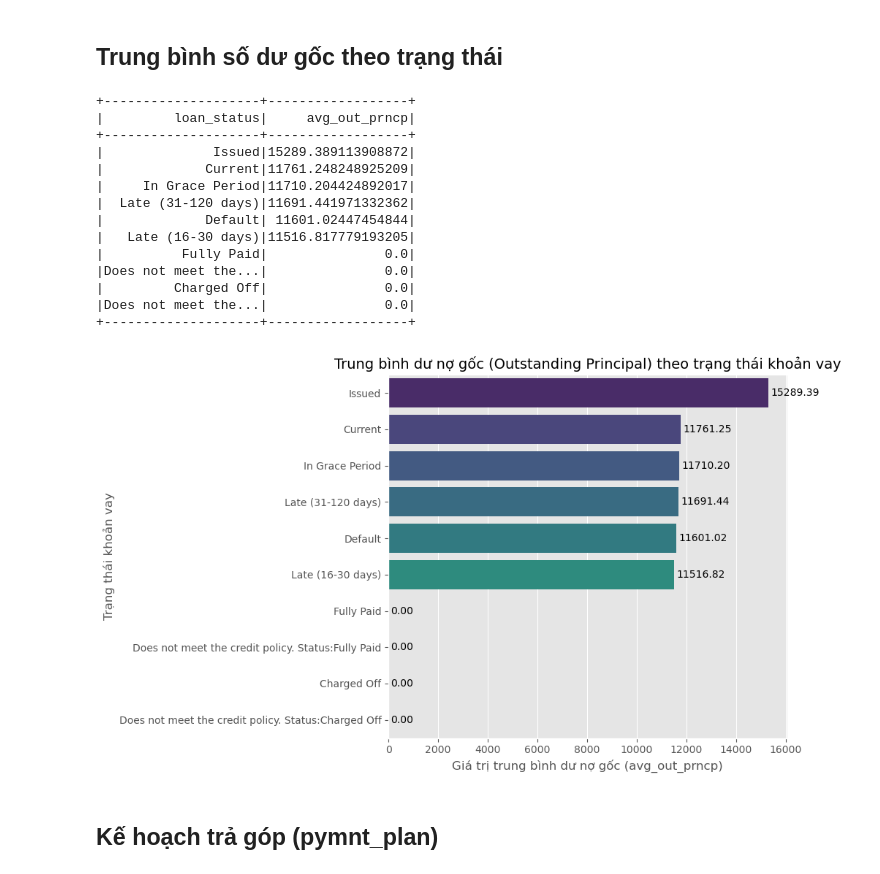
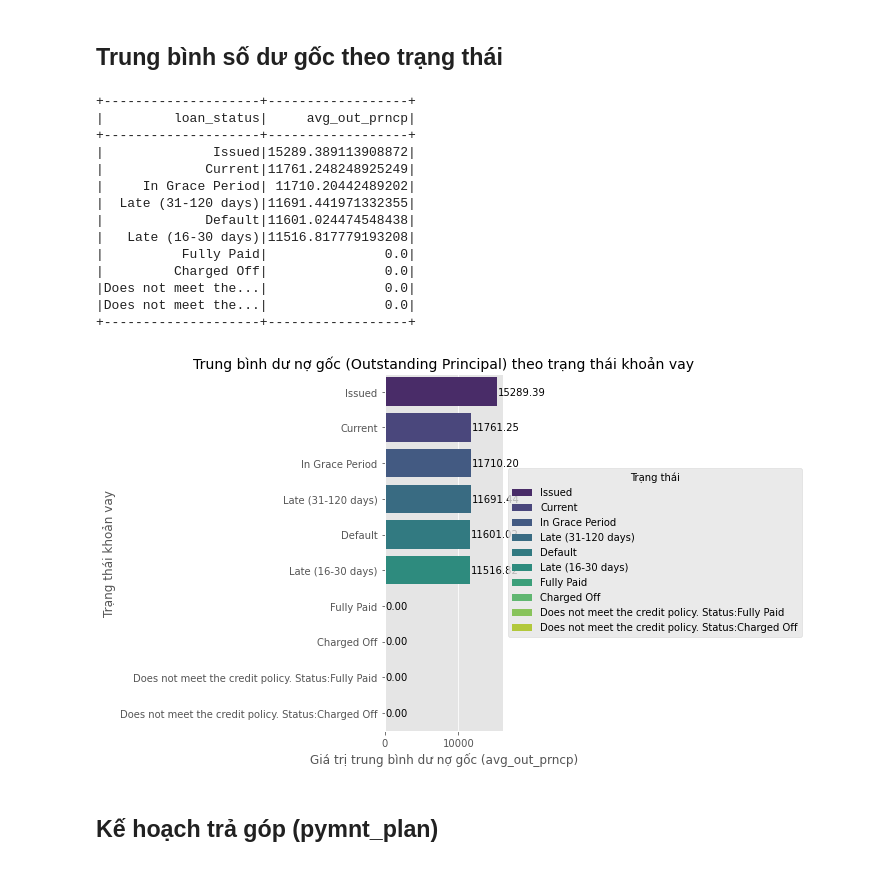
Before and after one commit to nctrinh/Bigdata, a Jupyter notebook: notebooks/EDA.ipynb, the cells around one changed output. Saved outputs shown, nothing was run; the diff lists cells and outputs as text; code cells hidden in the pictures.

```diff
--- a/notebooks/EDA.ipynb
+++ b/notebooks/EDA.ipynb
@@ -299,10 +452,11 @@ plt.show()
 from pyspark.sql.functions import *
 # %%
 spark = SparkSession.builder \
+    .master("spark://spark-master:7077") \
     .appName("EDA_LoanInfo") \
     .getOrCreate()
 # %%
-loan_df = spark.read.csv("../data/splitted_data/loan_info.csv", header=True, inferSchema=True)
+loan_df = spark.read.csv("hdfs://namenode:9000/bigdata/data/splitted_data/loan_info", header=True, inferSchema=True)
 p_loan_df = loan_df.toPandas()
 loan_df.printSchema()
 # %% [output]
@@ -623,7 +774,19 @@ plt.show()
 # %% [markdown]
 # 3. Loan status history: Lịch sử trạng thái khoản vay
 # %%
-spark = SparkSession.builder.appName("LoanStatusAnalysis").getOrCreate()
+spark = SparkSession.builder \
+    .master("spark://spark-master:7077") \
+    .appName("LoanStatusAnalysis") \
+    .getOrCreate()
 # %%
-path = "../data/splitted_data/loan_status_history.csv"
-loan_status_history_df = spark.read.csv(path, header=True, inferSchema=True)
+path = "hdfs://namenode:9000/bigdata/data/splitted_data/loan_status_history"
+
+loan_status_history_df = (
+    spark.read
+    .option("header", True)
+    .schema(loan_status_history_schema)
+    .csv(path)
+)
+
+loan_status_history_df.printSchema()
+loan_status_history_df.show(5)
@@ -713,47 +884,52 @@ avg_out_prncp_pd = avg_out_prncp_pd.sort_values(by="avg_out_prncp", ascending=Fa
 
 # Vẽ biểu đồ
 plt.figure(figsize=(10, 6))
-sns.barplot(
+ax = sns.barplot(
     y="loan_status",
     x="avg_out_prncp",
-    hue="loan_status",          # ✅ thêm hue để tránh cảnh báo
+    hue="loan_status",
     data=avg_out_prncp_pd,
     palette="viridis",
     dodge=False,
-    legend=False
 )
 
 # Thêm nhãn giá trị trung bình bên cạnh mỗi thanh
 for index, row in avg_out_prncp_pd.iterrows():
     plt.text(
-        row["avg_out_prncp"] + 100,  # khoảng cách sang phải
+        row["avg_out_prncp"] + 100,
         index,
         f"{row['avg_out_prncp']:.2f}",
         va="center"
     )
+
+ax.legend(
+    title="Trạng thái",
+    loc="center left",
+    bbox_to_anchor=(1, 0.5)
+)
 
 # Tiêu đề và nhãn
 plt.title("Trung bình dư nợ gốc (Outstanding Principal) theo trạng thái khoản vay", fontsize=14)
 plt.xlabel("Giá trị trung bình dư nợ gốc (avg_out_prncp)")
 plt.ylabel("Trạng thái khoản vay")
 plt.tight_layout()
 plt.show()
 # %% [output]
 +--------------------+------------------+
 |         loan_status|     avg_out_prncp|
 +--------------------+------------------+
 |              Issued|15289.389113908872|
-|             Current|11761.248248925209|
-|     In Grace Period|11710.204424892017|
-|  Late (31-120 days)|11691.441971332362|
-|             Default| 11601.02447454844|
-|   Late (16-30 days)|11516.817779193205|
+|             Current|11761.248248925249|
+|     In Grace Period| 11710.20442489202|
+|  Late (31-120 days)|11691.441971332355|
+|             Default|11601.024474548438|
+|   Late (16-30 days)|11516.817779193208|
 |          Fully Paid|               0.0|
-|Does not meet the...|               0.0|
 |         Charged Off|               0.0|
 |Does not meet the...|               0.0|
+|Does not meet the...|               0.0|
 +--------------------+------------------+
-[figure, old version]
+[figure, new version]
 # %% [markdown]
 ##  Kế hoạch trả góp (pymnt_plan)
 # %%
```
Also changed, not shown: parts of 49 cells of this notebook, 2 other files.
